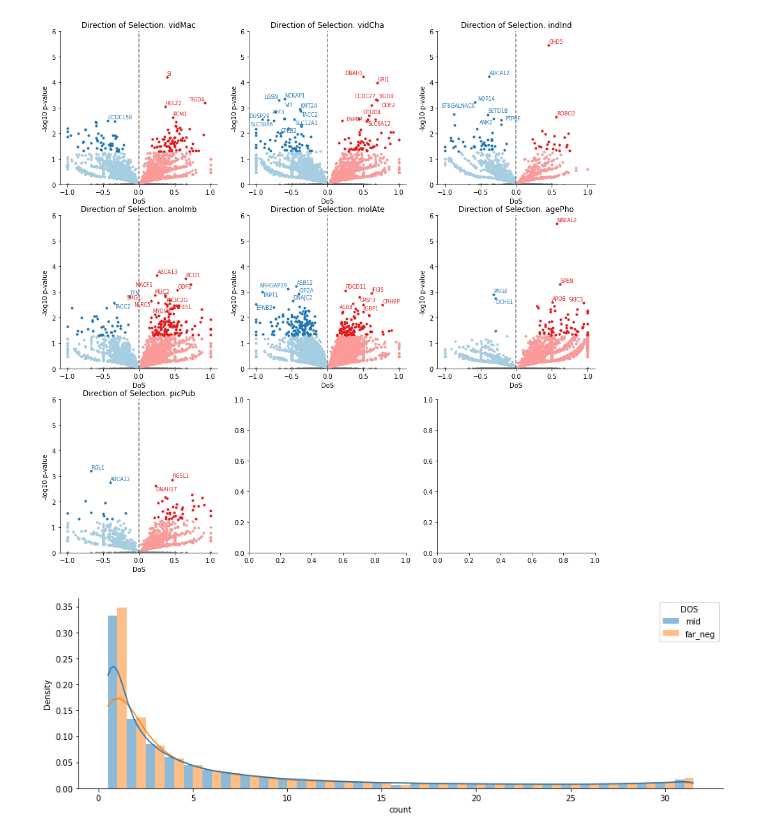
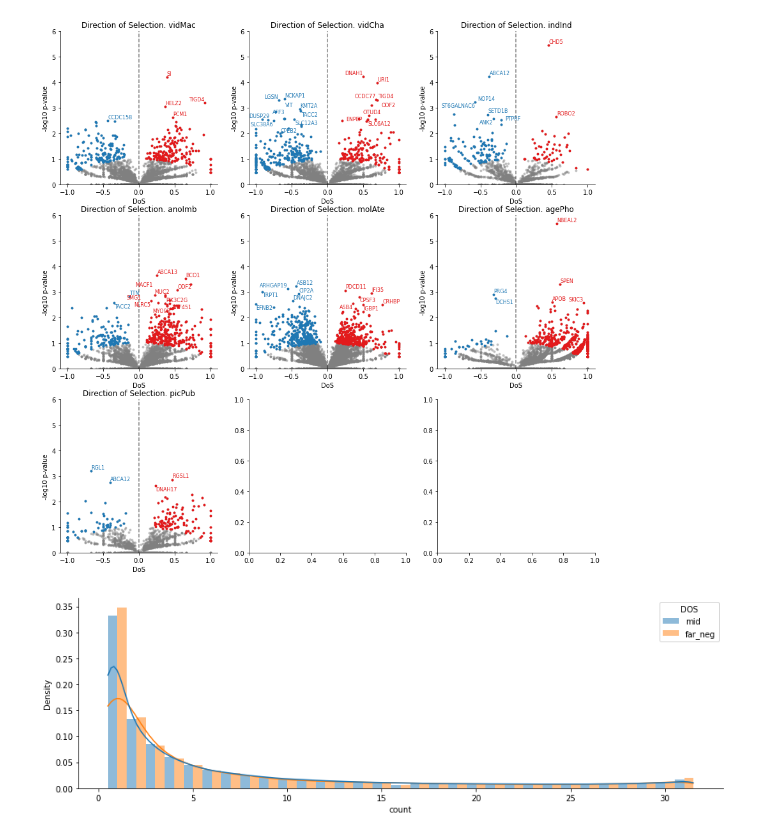
Before and after one commit to osipovarev/Brood_parasites_analysis, a Jupyter notebook: mk_test_analysis.ipynb, the cells around one changed output. Drawn from its saved outputs; the diff is of its cells as text; code cells hidden in the pictures.

```diff
--- a/mk_test_analysis.ipynb
+++ b/mk_test_analysis.ipynb
@@ -65,49 +65,70 @@ for db in dbs:
     df['corr.ni'] = [min_odds/4 if i==0 else max_odds*4 if i==float('inf') else i for i in df['mk.odds.ni']]
     df['log.pval'] = -np.log10(df['mk.raw.p.value'])
     df['log.ni'] = -np.log10(df['corr.ni'])
+    df['d'] = np.sign(df['dos'])*(df['dos']**2 + df['log.pval']**2)**0.5
+#     df.sort_values(by='d')
 
     ## Make sets according to the p-value
-    df_Dpos_strict = df[(pd.to_numeric(df['dos']) > 0) & (df['log.pval'] > pval_cutoff_strict)]
-    df_Dneg_strict = df[(pd.to_numeric(df['dos']) < 0) & (df['log.pval'] > pval_cutoff_strict)]
+#     df_Dpos_strict = df[(pd.to_numeric(df['dos']) > 0) & (df['log.pval'] > pval_cutoff_strict)]
+#     df_Dneg_strict = df[(pd.to_numeric(df['dos']) < 0) & (df['log.pval'] > pval_cutoff_strict)]
+
+    ## Make sets according to the distance
+    df_Dpos_strict = df[df['d'] > 1]
+    df_Dneg_strict = df[df['d'] < -1]
     df_Dpos_lax = df[(pd.to_numeric(df['dos']) > 0) & (df['log.pval'] > pval_cutoff_lax)]
     df_Dneg_lax = df[(pd.to_numeric(df['dos']) < 0) & (df['log.pval'] > pval_cutoff_lax)]
 #     df_wnt = df[df['gene'].isin(wnt_genes)]
 #     df_neuro = df[df['gene'].isin(neuro_genes)]
 
+    ## Write distance values to file
+    file_out = 'MK_test_{}_ncbi/gene.distance.tsv'.format(db)
+    df[['gene', 'd']].sort_values(by='d', ascending=False).to_csv(file_out, sep='\t', index=False, header=False)
+
+    ## Write top/bottom distance X% to file
+    file_out = 'MK_test_{}_ncbi/top5.gene.distance.tsv'.format(db)
+    top = 0.05
+    df['rank_d'] = df['d'].rank()
+    t_up = max(df['rank_d']) * (1 - top)
+    t_down = max(df['rank_d']) * top
+    up_df = df[df['rank_d'] >= t_up]
+    down_df = df[df['rank_d'] <= t_down]
+    up_df['gene'].to_csv(file_out, sep='\t', index=False, header=False)
+
     ## Plot DoS
     sns.scatterplot(ax=axi, data=df, x='dos', y='log.pval', alpha=0.5, linewidth=0, s=15, color='grey')
-    sns.scatterplot(ax=axi, data=df_Dpos_lax, x='dos', y='log.pval', linewidth=0, s=15, color=p[4])
-    sns.scatterplot(ax=axi, data=df_Dneg_lax, x='dos', y='log.pval', linewidth=0, s=15, color=p[0])
+#     sns.scatterplot(ax=axi, data=df_Dpos_lax, x='dos', y='log.pval', linewidth=0, s=15, color=p[4])
+#     sns.scatterplot(ax=axi, data=df_Dneg_lax, x='dos', y='log.pval', linewidth=0, s=15, color=p[0])
     sns.scatterplot(ax=axi, data=df_Dpos_strict, x='dos', y='log.pval', linewidth=0, s=15, color=p[5])
     sns.scatterplot(ax=axi, data=df_Dneg_strict, x='dos', y='log.pval', linewidth=0, s=15, color=p[1])
 
     axi.set_ylim(0, 6)
     axi.set_title('Direction of Selection. {}'.format(db))
     axi.set(xlabel='DoS', ylabel='-log10 p-value')
 #     axi.axhline(pval_cutoff, color='k', alpha=0.5, ls='--')
     axi.axvline(0, color='k', alpha=0.5, ls='--')
     sns.despine(fig=None, ax=None, left=False, bottom=False, offset=None, trim=False)
     i += 1
 
     labels = []
     for x, y, g in zip(df_Dpos_strict['dos'], df_Dpos_strict['log.pval'], df_Dpos_strict['gene']):
         if ((y > 2.5) and (not g.startswith('reg_')) and (not g.startswith('LOC'))):
             labels.append(axi.text(x=x, y=y, s=g, color=p[5], size=8))
     adjust_text(labels, ax=axi)
 
     labels = []
     for x, y, g in zip(df_Dneg_strict['dos'], df_Dneg_strict['log.pval'], df_Dneg_strict['gene']):
         if ((y > 2.5) and (not g.startswith('reg_')) and (not g.startswith('LOC'))):
             labels.append(axi.text(x=x, y=y, s=g, color=p[1], size=8))
     adjust_text(labels, ax=axi)
 
 # pdf_name = 'dos.pval_volcanos.mk_test.4_db.pdf'
 # pdf_name = 'dos.pval_volcanos.mk_test.5_db.pdf'
 pdf_name = 'dos.pval_volcanos.mk_test.{}_db.pdf'.format(len(dbs))
+# pdf_name = 'strict_only.dos.pval_volcanos.mk_test.{}_db.pdf'.format(len(dbs))
 
-fig.savefig(pdf_name, bbox_inches='tight')
+# fig.savefig(pdf_name, bbox_inches='tight')
 # %% [output]
-[figure, old version]
+[figure, new version]
 # %%
 ## Check TajimaD and AF distributions for DoS < 0 and DoS > 0
 db = 'indInd'
```
Also changed, not shown: 1 other file.
